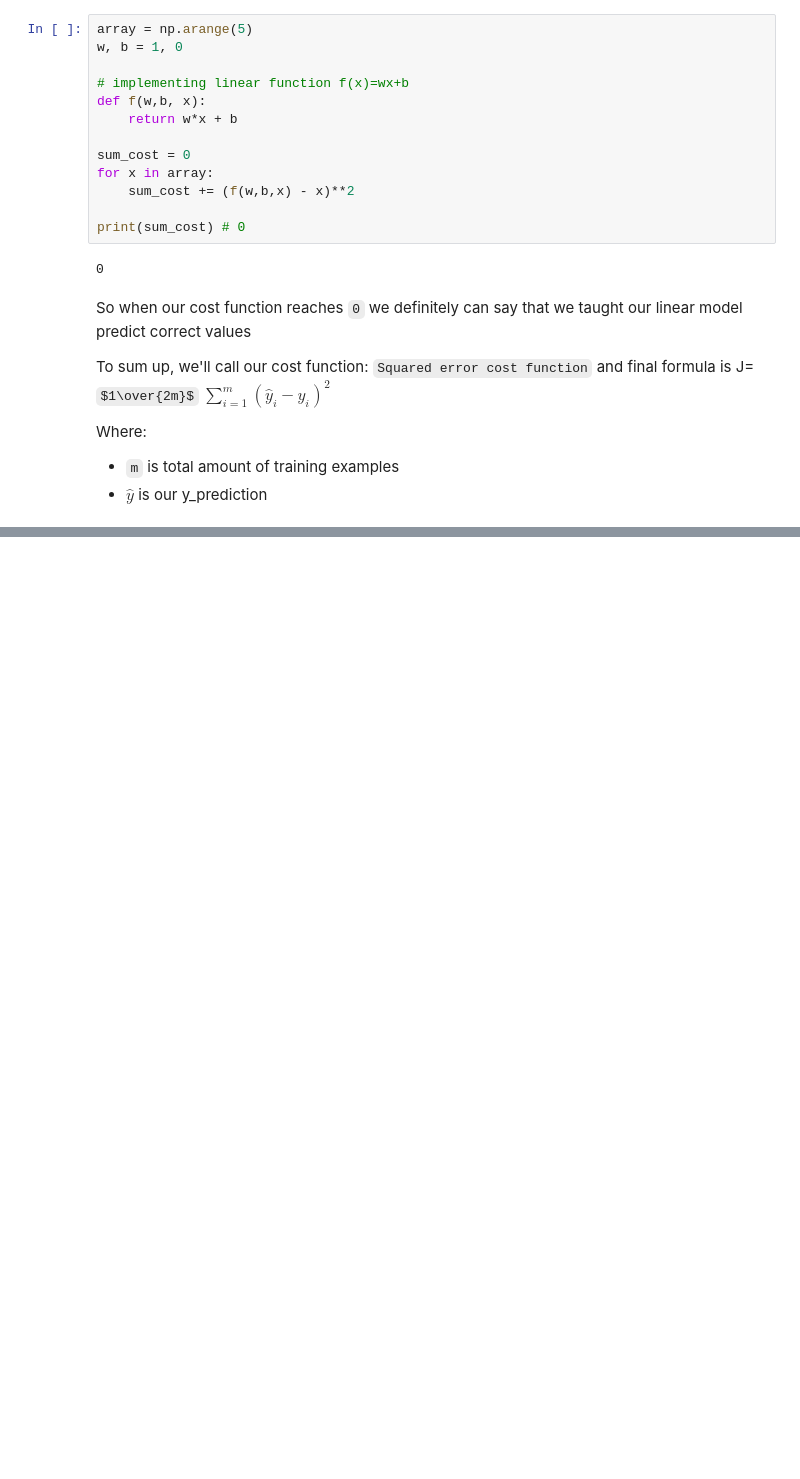
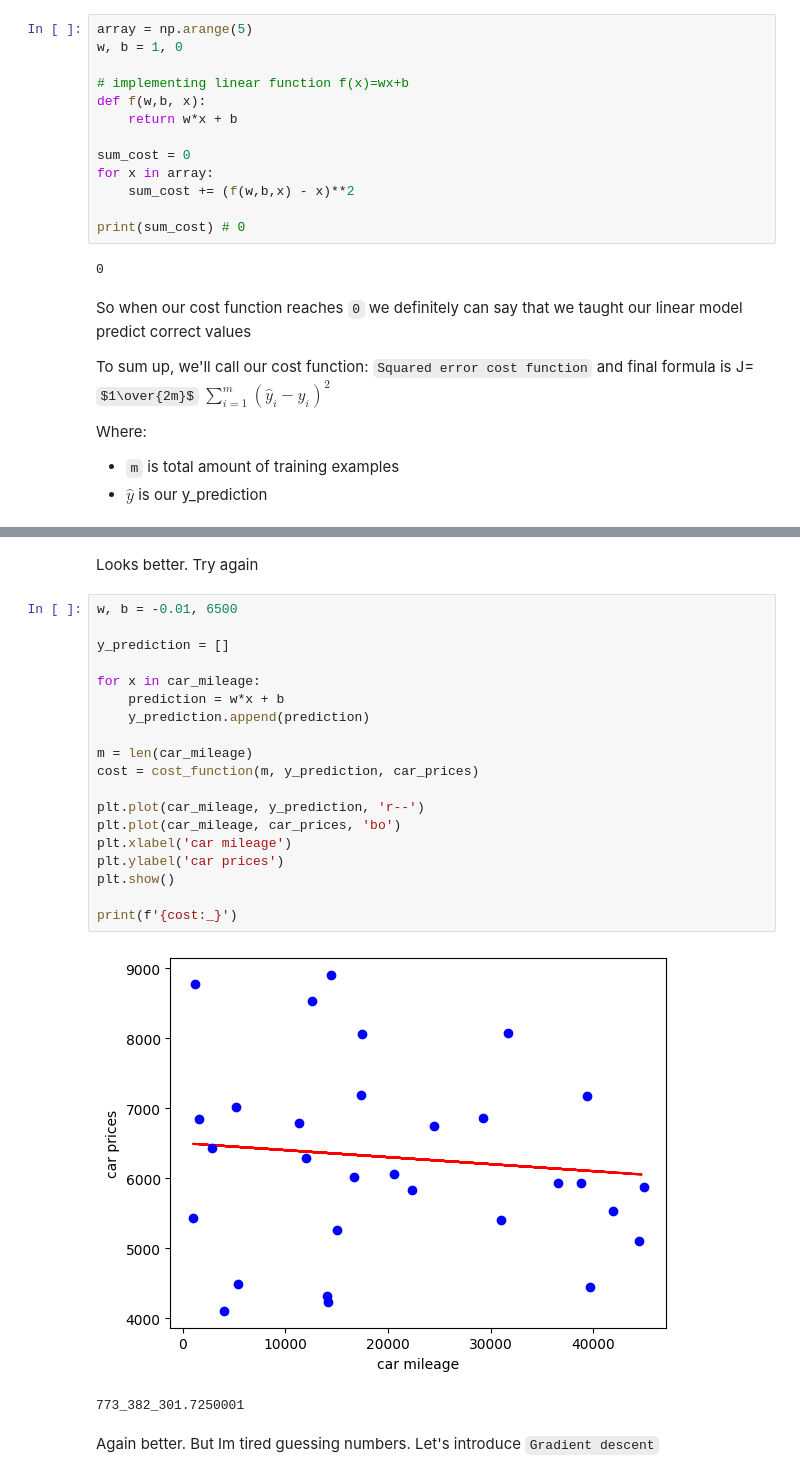
Before and after one commit to 7evenUp/learning_ai, a Jupyter notebook: linear-regression/single-linear-regression.ipynb, the cells around one changed output, grey strips where cells are left out. Cells and saved outputs as stored; diff of their text form; some formulas as TeX source; blank space fills up the shorter version.

Commit message:
Introducing gradient descent

```diff
--- a/linear-regression/single-linear-regression.ipynb
+++ b/linear-regression/single-linear-regression.ipynb
@@ -251,0 +308,26 @@ Where:
+# %% [markdown]
+Looks better. Try again
+# %%
+w, b = -0.01, 6500
+
+y_prediction = []
+
+for x in car_mileage:
+    prediction = w*x + b
+    y_prediction.append(prediction)
+
+m = len(car_mileage)
+cost = cost_function(m, y_prediction, car_prices)
+
+plt.plot(car_mileage, y_prediction, 'r--')
+plt.plot(car_mileage, car_prices, 'bo')
+plt.xlabel('car mileage')
+plt.ylabel('car prices')
+plt.show()
+
+print(f'{cost:_}')
+# %% [output]
+[figure, added]
+773_382_301.7250001
+# %% [markdown]
+Again better. But Im tired guessing numbers. Let's introduce `Gradient descent`
```
Also changed, not shown: parts of 5 cells of this notebook.
